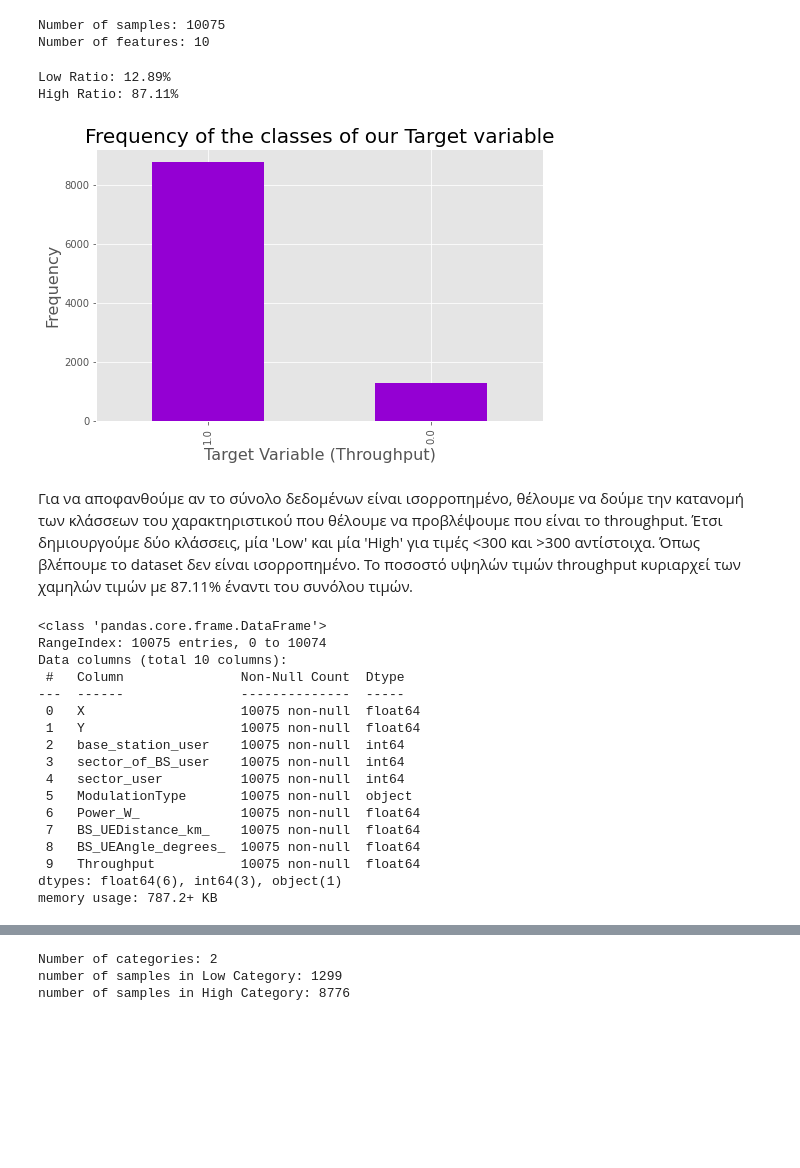
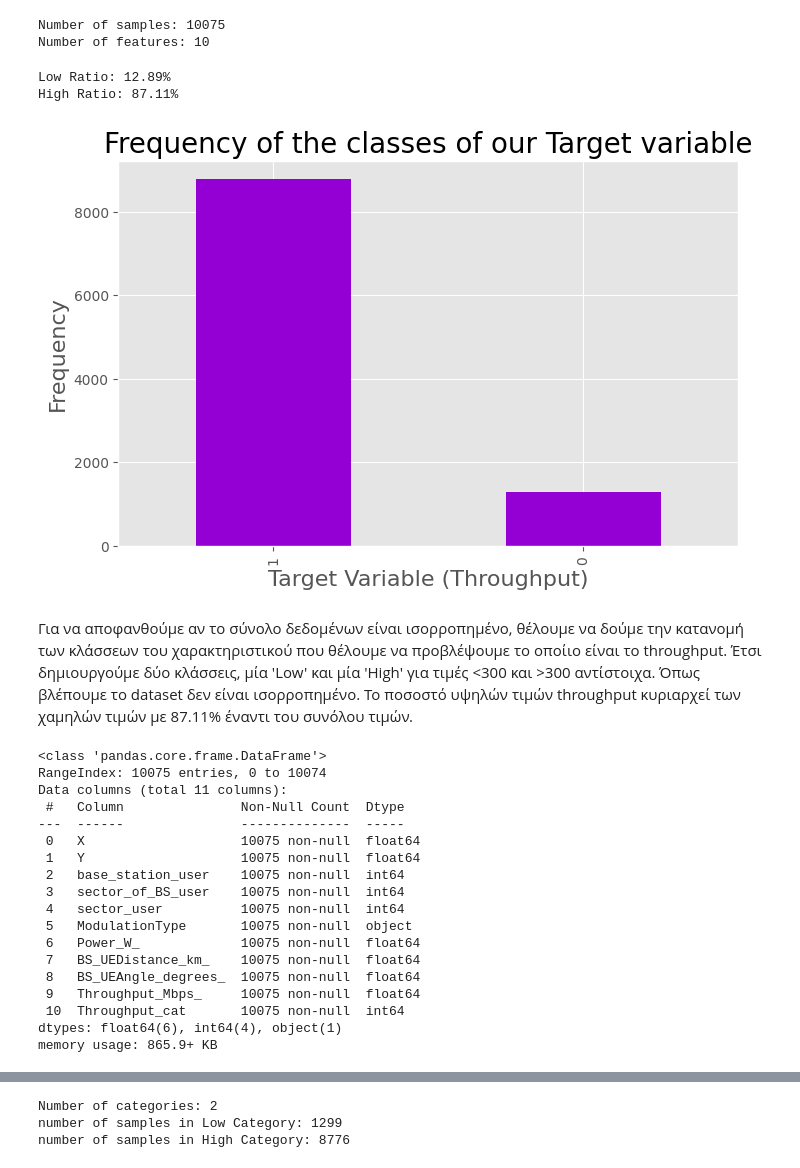
Before and after one commit to nickbrakis/MobileTech-ML, a Jupyter notebook: lab1/mc-ml-lab-1-el18439.ipynb, the cells around one changed output, grey strips where cells are left out. Drawn from its saved outputs; the diff is of its cells as text; code cells hidden in the pictures; blank space fills up the shorter version.

```diff
--- a/lab1/mc-ml-lab-1-el18439.ipynb
+++ b/lab1/mc-ml-lab-1-el18439.ipynb
@@ -51,7 +53,7 @@ from sklearn.model_selection import train_test_split
 1.α. Φορτώστε το σύνολο δεδομένων στο notebook σας.
 # %%
 #Importing Data On Kaggle:
-df_data = pd.read_csv('/kaggle/input/5g-qos/dataset_new.csv')
+df_data = pd.read_csv("/kaggle/input/throughput-data/dataset_new.csv")
 # %% [markdown]
 1.β. Τυπώστε τις πρώτες 5 ή 10 γραμμές του dataset για να δείτε ότι έχει φορτωθεί όπως πρέπει
 # %%
@@ -116,36 +118,31 @@ print(f"Number of features: {n_features}")
 Number of samples: 10075
 Number of features: 10
 # %%
-# df_data['Throughput_cat'] = df_data['Throughput_Mbps_'].apply(lambda x: 0 if x < 300 else 1)
-
-df_data['Throughput_Mbps_'].mask(df_data['Throughput_Mbps_'] <= 300, 0, inplace=True)
-df_data['Throughput_Mbps_'].mask(df_data['Throughput_Mbps_'] > 300, 1, inplace=True)
-df_data.rename(columns={'Throughput_Mbps_': 'Throughput'}, inplace=True)
-
+df_data['Throughput_cat'] = df_data['Throughput_Mbps_'].apply(lambda x: 0 if x < 300 else 1)
 
 plt.style.use("ggplot")
-df_data['Throughput'].value_counts().plot(kind="bar", figsize = (8,5), color = "darkviolet")
+df_data['Throughput_cat'].value_counts().plot(kind="bar", figsize = (8,5), color = "darkviolet")
 plt.title("Frequency of the classes of our Target variable", size=20)
 plt.xlabel("Target Variable (Throughput)", size = 16)
 plt.ylabel("Frequency", size = 16)
 
-category_counts = df_data['Throughput'].value_counts()
+category_counts = df_data['Throughput_cat'].value_counts()
 low_ratio = category_counts[0] / n_samples
 high_ratio = category_counts[1] / n_samples
 print(f"Low Ratio: {low_ratio:.2%}")
 print(f"High Ratio: {high_ratio:.2%}")
 # %% [output]
 Low Ratio: 12.89%
 High Ratio: 87.11%
-[figure, old version]
+[figure, new version]
 # %% [markdown]
-Για να αποφανθούμε αν το σύνολο δεδομένων είναι ισορροπημένο, θέλουμε να δούμε την κατανομή των κλάσσεων του χαρακτηριστικού που θέλουμε να προβλέψουμε που είναι το throughput. Έτσι δημιουργούμε δύο κλάσσεις, μία 'Low' και μία 'High' για τιμές <300 και >300 αντίστοιχα. Όπως βλέπουμε το dataset δεν είναι ισορροπημένο. Το ποσοστό υψηλών τιμών throughput κυριαρχεί των χαμηλών τιμών με 87.11% έναντι του συνόλου τιμών.
+Για να αποφανθούμε αν το σύνολο δεδομένων είναι ισορροπημένο, θέλουμε να δούμε την κατανομή των κλάσσεων του χαρακτηριστικού που θέλουμε να προβλέψουμε το οποίιο είναι το throughput. Έτσι δημιουργούμε δύο κλάσσεις, μία 'Low' και μία 'High' για τιμές <300 και >300 αντίστοιχα. Όπως βλέπουμε το dataset δεν είναι ισορροπημένο. Το ποσοστό υψηλών τιμών throughput κυριαρχεί των χαμηλών τιμών με 87.11% έναντι του συνόλου τιμών.
 # %%
 df_data.info()
 # %% [output]
 <class 'pandas.core.frame.DataFrame'>
 RangeIndex: 10075 entries, 0 to 10074
-Data columns (total 10 columns):
+Data columns (total 11 columns):
  #   Column               Non-Null Count  Dtype
 ---  ------               --------------  -----
  0   X                    10075 non-null  float64
@@ -157,6 +154,7 @@ Data columns (total 10 columns):
  6   Power_W_             10075 non-null  float64
  7   BS_UEDistance_km_    10075 non-null  float64
  8   BS_UEAngle_degrees_  10075 non-null  float64
- 9   Throughput           10075 non-null  float64
-dtypes: float64(6), int64(3), object(1)
-memory usage: 787.2+ KB
+ 9   Throughput_Mbps_     10075 non-null  float64
+ 10  Throughput_cat       10075 non-null  int64
+dtypes: float64(6), int64(4), object(1)
+memory usage: 865.9+ KB
```
Also changed, not shown: parts of 30 cells of this notebook.
